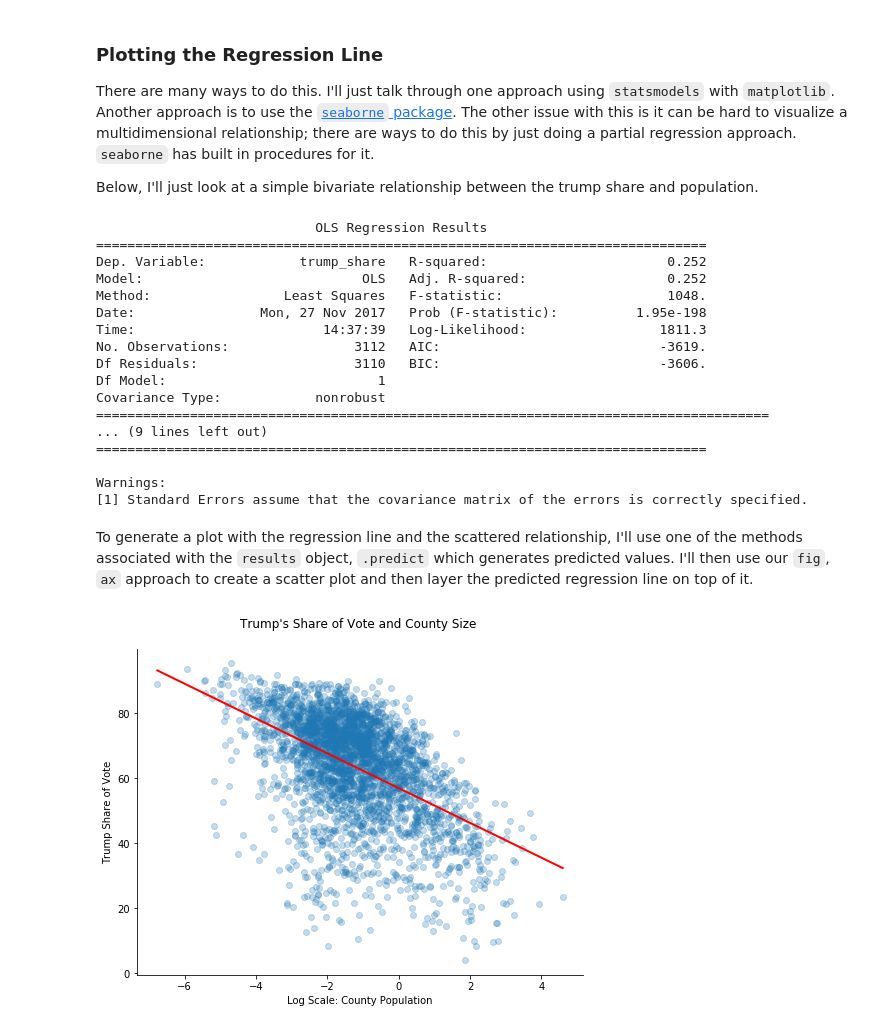
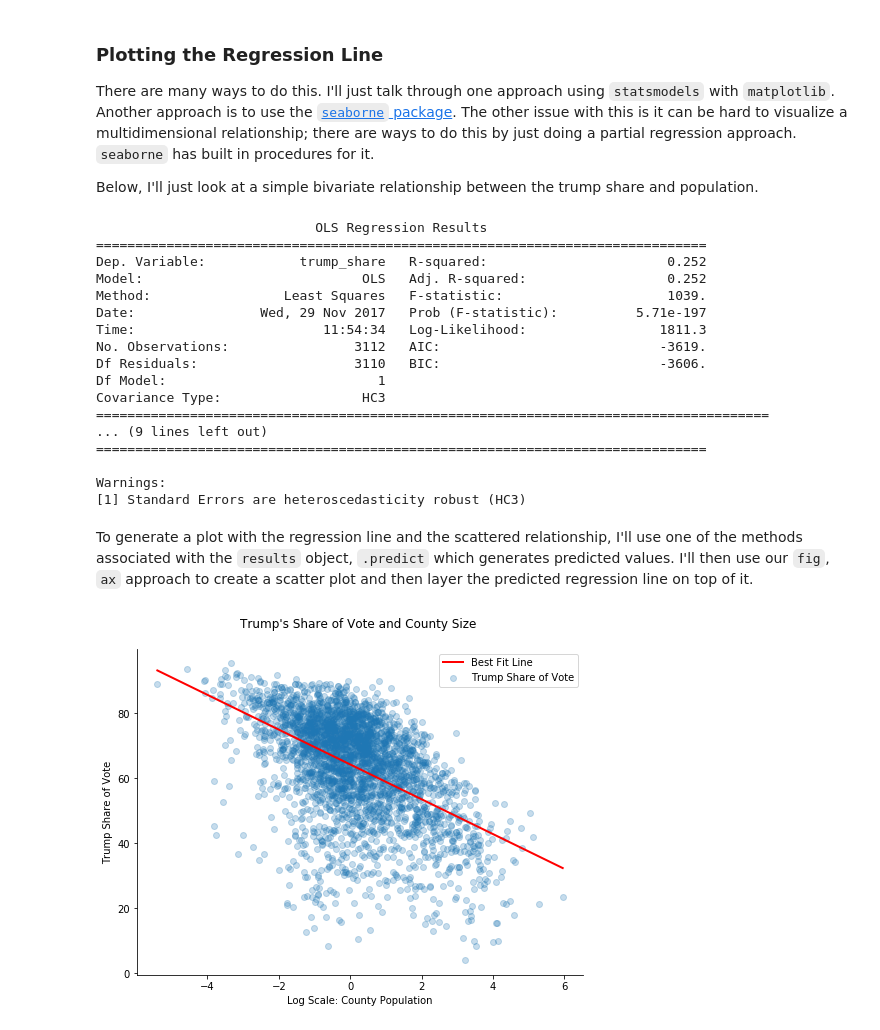
Before and after one commit to mwaugh0328/Data_Bootcamp_Fall_2017, a Jupyter notebook: data_bootcamp_1127/stats_models.ipynb, the cells around one changed output. Drawn from its saved outputs; the diff is of its cells as text; code cells hidden in the pictures.

```diff
--- a/data_bootcamp_1127/stats_models.ipynb
+++ b/data_bootcamp_1127/stats_models.ipynb
@@ -117,7 +260,7 @@ The warnings.
 - The first warning says essentially, inference from the model (i.e. if the coeffecient on income is statistically different from zero) is only valid if the covariance of matrix of errors is specified correctly. This is about the variance of $\sigma_\epsilon$ and if, how it depends on $i$. There are methods (which I will show) that will deliver "robust" standard errors that try and take into account an unknown error term structure.
 - The second error is about the condition number. Here is the issue. We are regressing income which is an orders of magnitude larger than the trump share variable. So we may want to rescale the income variable. Lets do that below.
 # %%
-trump_data["income"] = trump_data["income"]/trump_data["income"].mean()
+trump_data["income"] = trump_data["income"]/trump_data["income"].median()
 
 # This will normalize income relative to the mean...
 # %%
@@ -177,7 +320,7 @@ Warnings:
 
 Per the setup in the previous notebook, what is the relationship between trump share and income and size (as a proxy for rural-urban split). So now we are adding a second $X$ variable. This is what is sometimes called multivariate regression.
 # %%
-trump_data["population"] = trump_data["population"]/trump_data["population"].mean()
+trump_data["population"] = trump_data["population"]/trump_data["population"].median()
 
 # Lets scale this as well...
 # %%
@@ -276,8 +419,7 @@ There are many ways to do this. I'll just talk through one approach using `stats
 Below, I'll just look at a simple bivariate relationship between the trump share and population.
 # %%
 results = smf.ols('''trump_share ~ np.log(population)''',
-                  data=trump_data).fit()
-
+                  data=trump_data).fit(cov_type='HC3')
 
 print(results.summary())
 # %% [output]
@@ -285,45 +427,50 @@ print(results.summary())
 ==============================================================================
 Dep. Variable:            trump_share   R-squared:                       0.252
 Model:                            OLS   Adj. R-squared:                  0.252
-Method:                 Least Squares   F-statistic:                     1048.
-Date:                Mon, 27 Nov 2017   Prob (F-statistic):          1.95e-198
-Time:                        14:37:39   Log-Likelihood:                 1811.3
+Method:                 Least Squares   F-statistic:                     1039.
+Date:                Wed, 29 Nov 2017   Prob (F-statistic):          5.71e-197
+Time:                        11:54:34   Log-Likelihood:                 1811.3
 No. Observations:                3112   AIC:                            -3619.
 Df Residuals:                    3110   BIC:                            -3606.
 Df Model:                           1
-Covariance Type:            nonrobust
+Covariance Type:                  HC3
 ======================================================================================
 ... (9 lines left out)
 ==============================================================================
 
 Warnings:
-[1] Standard Errors assume that the covariance matrix of the errors is correctly specified.
+[1] Standard Errors are heteroscedasticity robust (HC3)
 # %% [markdown]
 To generate a plot with the regression line and the scattered relationship, I'll use one of the methods associated with the `results` object, `.predict` which generates predicted values. I'll then use our `fig`, `ax` approach to create a scatter plot and then layer the predicted regression line on top of it.
 # %%
 trump_pred = results.predict(exog = trump_data["population"].sort_values())
            # This generages the predicted values. Two notes here:
            # (1) There is no need to transform it, given how the model is specified
            # it already understands that the data needs to be transformed.
            # (2) I'm going to sort the values just so we can create a smooth line.
 
 fig, ax = plt.subplots(figsize = (8,6))
 
 ax.scatter(np.log(trump_data["population"]),
          100*trump_data["trump_share"],
-         alpha = .25)
+         alpha = .25, label="Trump Share of Vote")
 
-ax.plot(np.log(trump_data["population"].sort_values()),100*trump_pred, color = 'r', linewidth = 2.0)
+ax.plot(np.log(trump_data["population"].sort_values()),100*trump_pred,
+        color = 'r', linewidth = 2.0, label = "Best Fit Line")
        # Then I put in the sorted population values
        # then the precited trump share....
+
+#line.set_label('Best Fit Line')
 
 ax.spines["right"].set_visible(False)
 ax.spines["top"].set_visible(False)
 
 ax.set_title("Trump's Share of Vote and County Size \n")
 ax.set_ylabel("Trump Share of Vote")
 ax.set_xlabel("Log Scale: County Population")
 
+ax.legend()
+
 plt.show()
 # %% [output]
-[figure, old version]
+[figure, new version]
```
Also changed, not shown: parts of 24 cells of this notebook.
